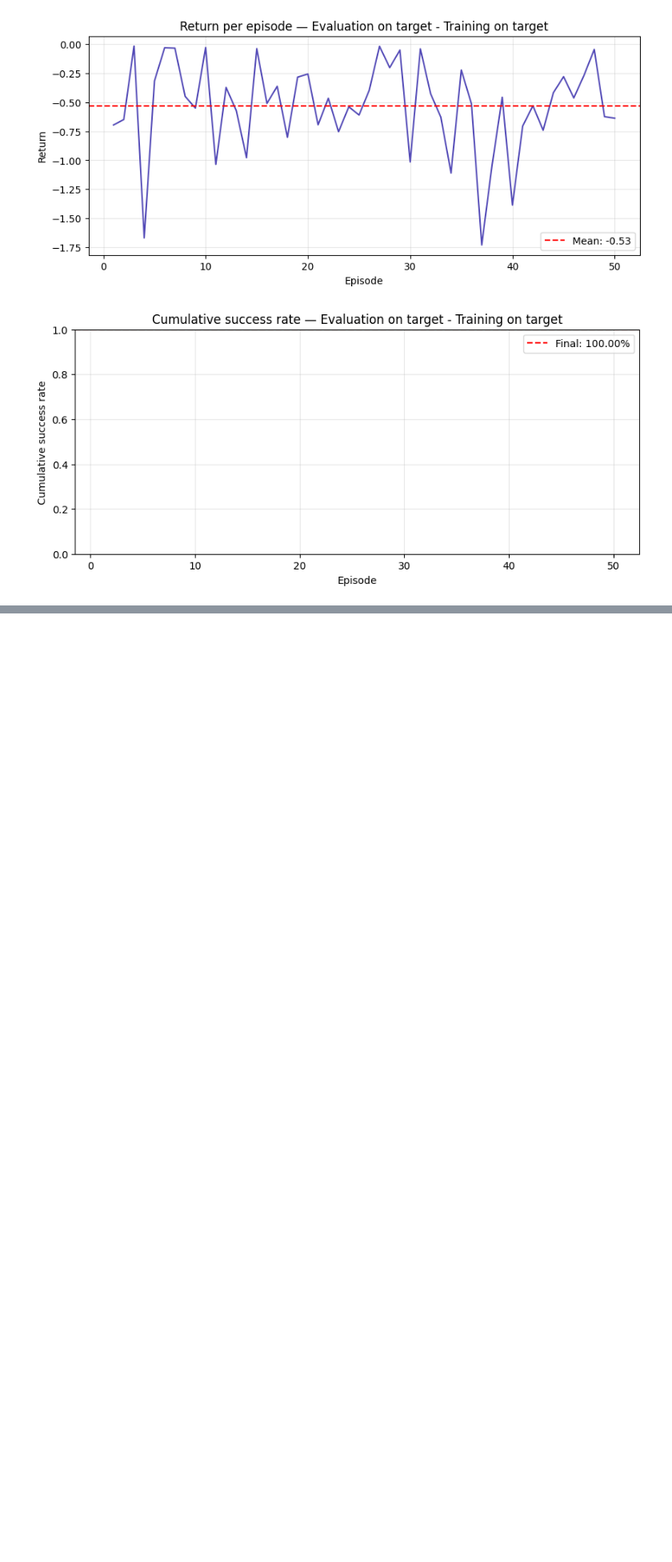
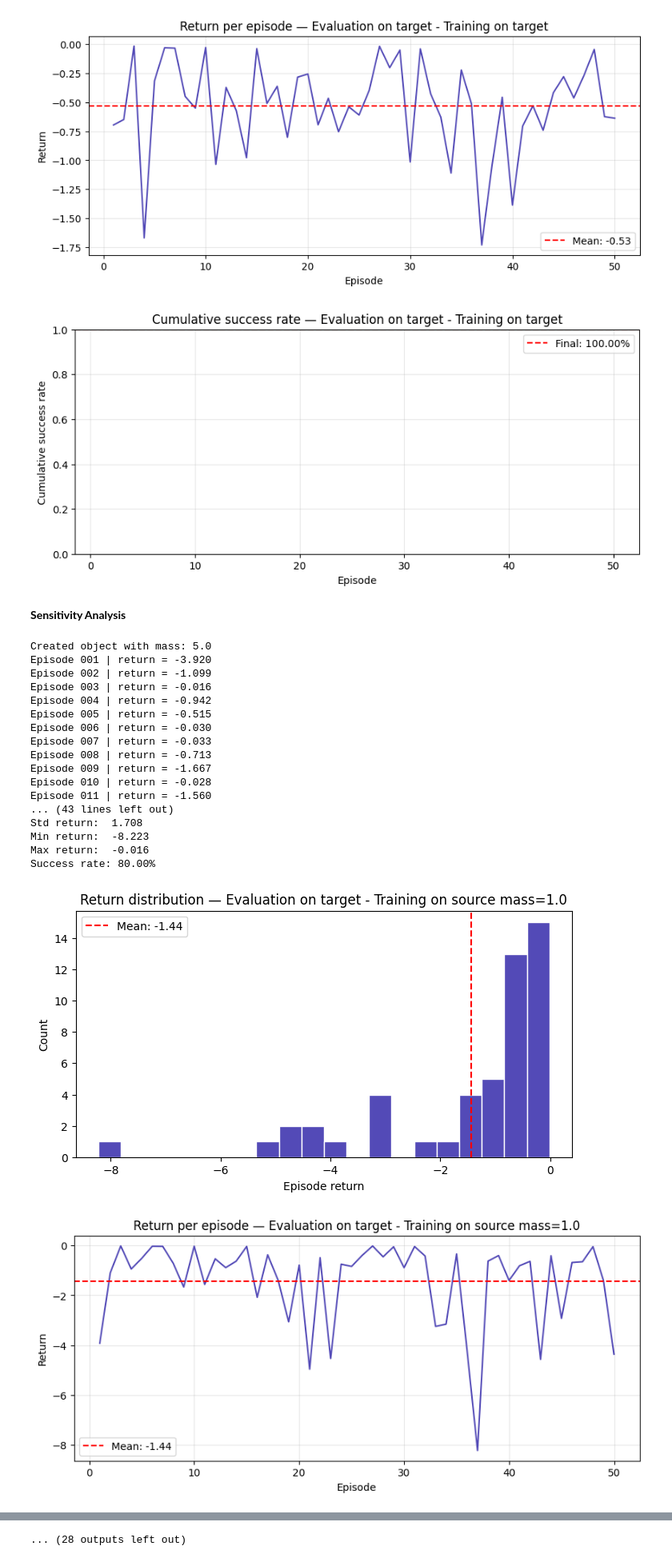
Before and after one commit to AlessandroSanita/FAIML-RL-26, a Jupyter notebook: part2/Task5_NotebookEval.ipynb, the cells around one changed output, grey strips where cells are left out. Shown at 80% size. Saved outputs shown, nothing was run; the diff lists cells and outputs as text; code cells hidden in the pictures; blank space fills up the shorter version.

Commit message:
Notebook con leggere modifiche
per i task 4 e 5 (training and evaluation and sensitivity analysis)

```diff
--- a/part2/Task5_NotebookEval.ipynb
+++ b/part2/Task5_NotebookEval.ipynb
@@ -281,3 +281,5 @@ Success rate: 100.00%
 [figure]
 [figure]
 [figure]
+# %% [markdown]
+**Sensitivity Analysis**
@@ -283,0 +395,33 @@ Success rate: 100.00%
+# %%
+if __name__ == "__main__":
+    #args = parse_args()
+    for massa in [1.0, 2.0, 3.0, 4.0, 5.0, 6.0, 7.0, 8.0, 10.0, 12.0]:
+      evaluate(
+          model_path="/content/drive/MyDrive/FAIML-RL-26/results/sac_source/sac_push_none_source_500000_batchsize.zip", #args.model_path,
+          n_episodes=50, #args.episodes,
+          deterministic= True, #not args.stochastic,
+          render=False, #args.render,
+          env_type="target", #args.env_type,
+          env_training = "source",
+          target_mass=massa,
+      )
+# %% [output]
+Created object with mass: 5.0
+Episode 001 | return = -3.920
+Episode 002 | return = -1.099
+Episode 003 | return = -0.016
+Episode 004 | return = -0.942
+Episode 005 | return = -0.515
+Episode 006 | return = -0.030
+Episode 007 | return = -0.033
+Episode 008 | return = -0.713
+Episode 009 | return = -1.667
+Episode 010 | return = -0.028
+Episode 011 | return = -1.560
+... (43 lines left out)
+Std return:  1.708
+Min return:  -8.223
+Max return:  -0.016
+Success rate: 80.00%
+[figure, added]
+[figure, added]
@@ -283,0 +469 @@ Success rate: 100.00%
+... (28 outputs left out)
```
Also changed, not shown: parts of 4 cells of this notebook.
